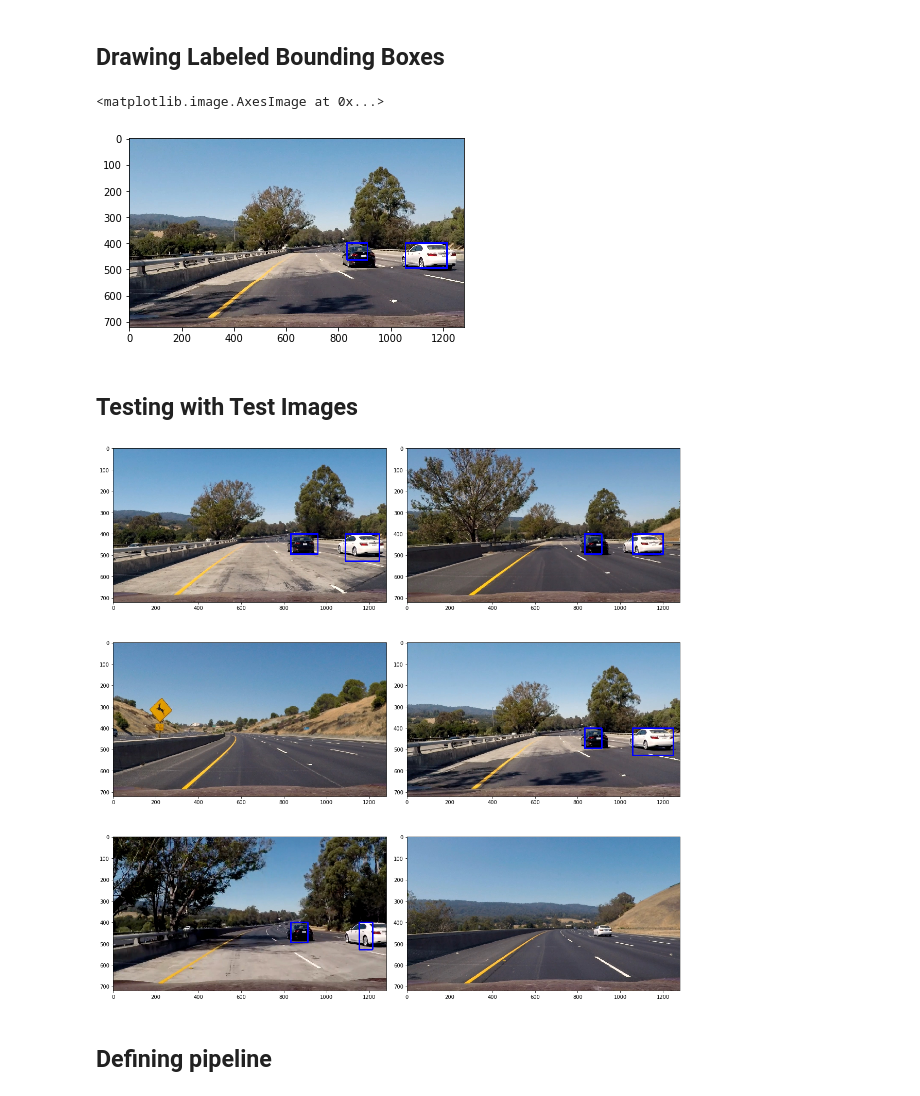
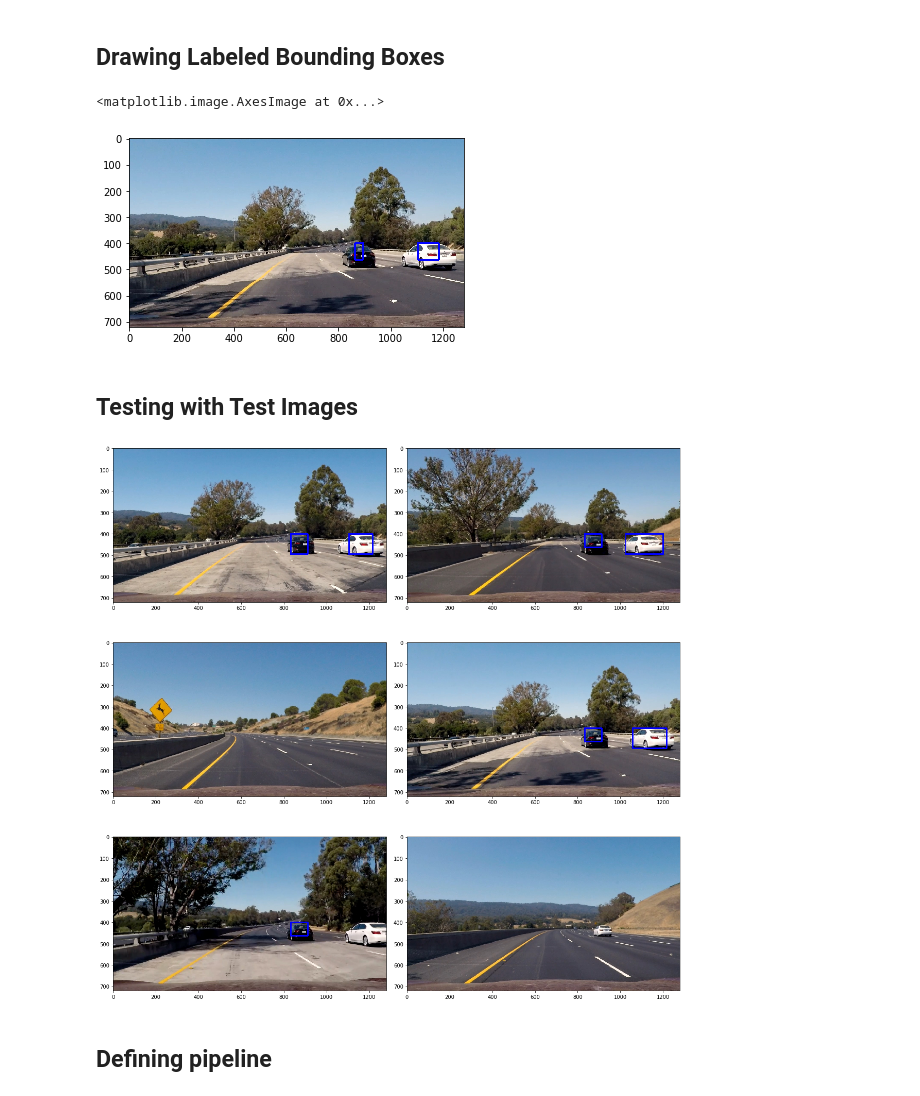
Before and after one commit to guetteman/CarND-Vehicle-Detection, a Jupyter notebook: project.ipynb, the cells around one changed output. Cells and saved outputs as stored; diff of their text form; code cells hidden in the pictures.

```diff
--- a/project.ipynb
+++ b/project.ipynb
@@ -292,13 +291,13 @@ print('Using:',orient,'orientations',pix_per_cell, 'pixels per cell and', cell_p
 print('Feature vector length:', len(X_train[0]))
 
 #parameters = {'kernel':('linear', 'rbf'), 'C':[1, 10]}
-svc = svm.SVC()
+svc = svm.SVC(C=0.1)
 #svc = GridSearchCV(svr, parameters)
 t=time.time()
 svc.fit(X_train, y_train)
 
 # Use a linear SVC
-#svc = LinearSVC()
+#svc = LinearSVC(C=0.01)
 
 # Check the training time for the SVC
 #t=time.time()
@@ -500,7 +499,7 @@ def apply_heatmap(draw_img, rectangles):
     heat = add_heat(heat, rectangles)
 
     # Apply threshold to help remove false positives
-    heat = apply_threshold(heat,1)
+    heat = apply_threshold(heat,2)
 
     # Visualize the heatmap when displaying
     heatmap = np.clip(heat, 0, 255)
@@ -549,7 +548,7 @@ draw_img = draw_labeled_bboxes(np.copy(test_img), labels)
 plt.imshow(draw_img)
 # %% [output]
 <matplotlib.image.AxesImage at 0x...>
-[figure, old version]
+[figure, new version]
 # %% [markdown]
 ## Testing with Test Images
 # %%
@@ -562,40 +561,41 @@ cell_per_block = 2
 
 # (ystart, ystop, scale)
 params = [
-    (400, 500, 1.5),
+    (400, 464, 1),
+    (400, 496, 1.5),
     (400, 530, 2),
 ]
 
 
 draw_images = []
 
 for test_img in test_images:
     test_img = mpimg.imread(test_img)
 
     draw_img, rectangles = find_cars_more_windows(params, test_img, svc, orient, pix_per_cell, cell_per_block, colorspace)
 
     heatmap, labels = apply_heatmap(draw_img, rectangles)
 
     draw_img = draw_labeled_bboxes(np.copy(test_img), labels)
 
     draw_images.append(draw_img)
 
 fig = plt.figure(figsize=(16,16))
 plt.subplot(321)
 plt.imshow(draw_images[0])
 plt.subplot(322)
 plt.imshow(draw_images[1])
 plt.subplot(323)
 plt.imshow(draw_images[2])
 plt.subplot(324)
 plt.imshow(draw_images[3])
 plt.subplot(325)
 plt.imshow(draw_images[4])
 plt.subplot(326)
 plt.imshow(draw_images[5])
 fig.tight_layout()
 # %% [output]
-[figure, old version]
+[figure, new version]
 # %% [markdown]
 ## Defining pipeline
 # %%
```
Also changed, not shown: parts of 9 cells of this notebook, 6 other files.
